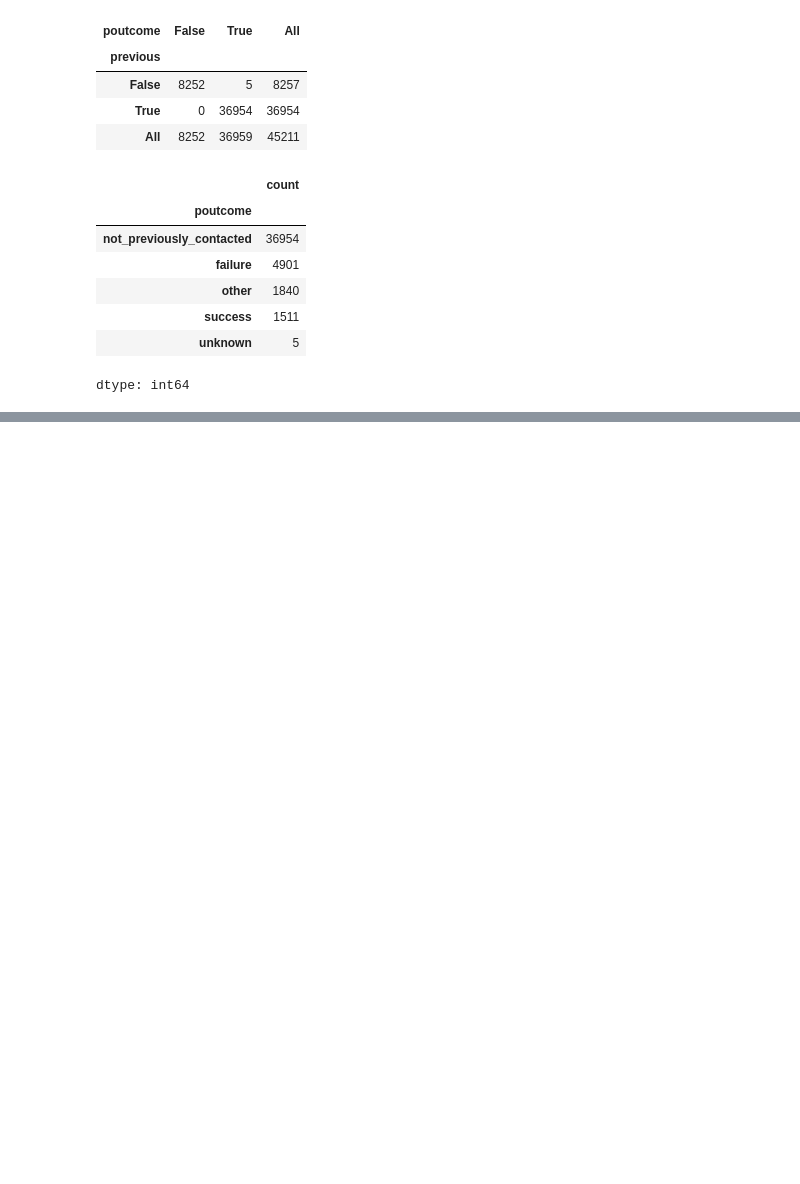
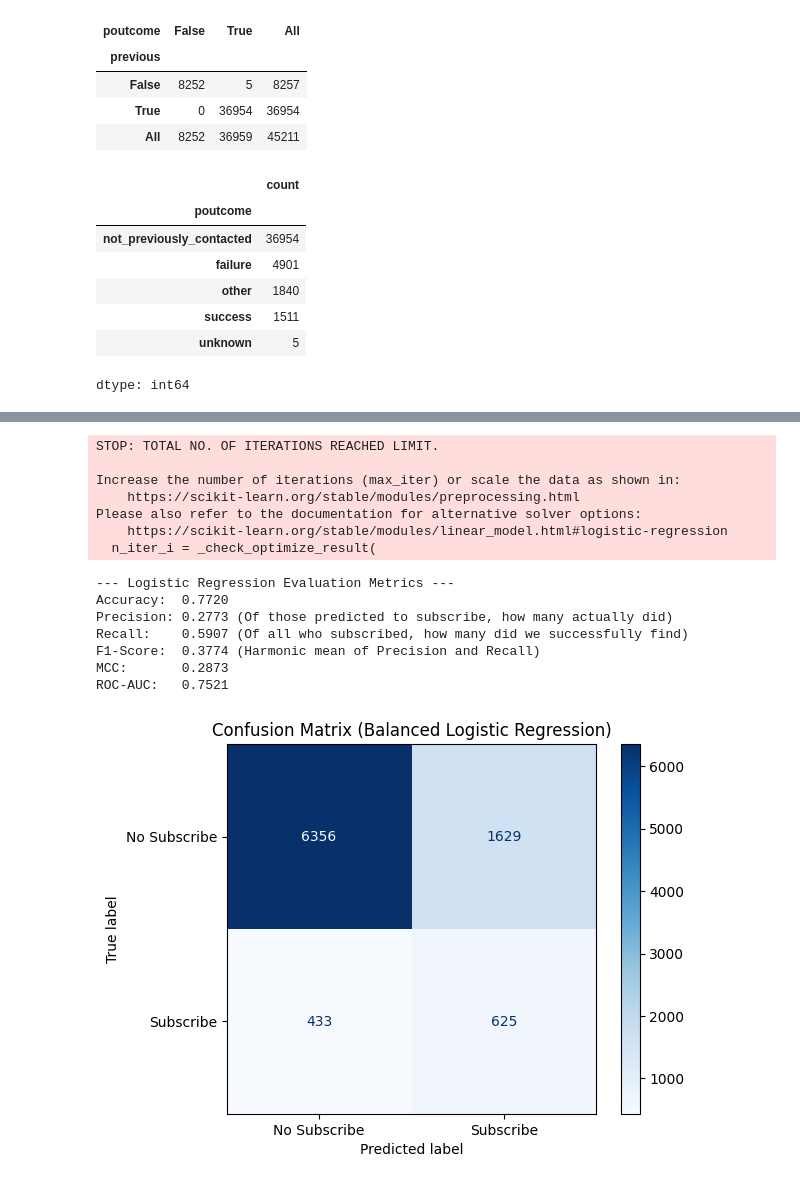
Before and after one commit to guansong8/BA305-Straight-A-Students, a Jupyter notebook: Logistic_Regression.ipynb, the cells around one changed output, grey strips where cells are left out. Saved outputs shown, nothing was run; the diff lists cells and outputs as text; code cells hidden in the pictures; blank space fills up the shorter version.

```diff
--- a/Logistic_Regression.ipynb
+++ b/Logistic_Regression.ipynb
@@ -204,0 +425,19 @@ success   35.274653  64.725347
+# %%
+# Separate the features (X) and the target variable (y)
+X_clean = clean_bankdf.drop(columns=['y'])
+y_clean = clean_bankdf['y']
+
+# Split the dataset into training (80%) and testing (20%) sets
+X_train, X_test, y_train, y_test = train_test_split(
+    X_clean,
+    y_clean,
+    test_size=0.2,
+    random_state=42,
+    stratify=y_clean # Maintains the proportion of target classes
+)
+
+# Output the shapes of the resulting splits
+print(f"Training set features shape: {X_train.shape}")
+print(f"Testing set features shape: {X_test.shape}")
+print(f"Training target class ratio:\n{y_train.value_counts(normalize=True)}")
+print(f"\nTesting target class ratio:\n{y_test.value_counts(normalize=True)}")
@@ -204,0 +458,50 @@ success   35.274653  64.725347
+# %%
+# Initialize Logistic Regression with balanced class weights to handle class imbalance
+log_reg = LogisticRegression(class_weight='balanced', max_iter=1000, random_state=42)
+
+# Fit the model on the training data
+log_reg.fit(X_train, y_train)
+
+# Make predictions on the testing data
+y_pred = log_reg.predict(X_test)
+y_pred_proba = log_reg.predict_proba(X_test)[:, 1]
+
+# Calculate evaluation metrics
+accuracy = accuracy_score(y_test, y_pred)
+precision = precision_score(y_test, y_pred)
+recall = recall_score(y_test, y_pred)
+f1 = f1_score(y_test, y_pred)
+mcc = matthews_corrcoef(y_test, y_pred)
+roc_auc = roc_auc_score(y_test, y_pred_proba)
+
+# Display the results
+print("--- Logistic Regression Evaluation Metrics ---")
+print(f"Accuracy:  {accuracy:.4f}")
+print(f"Precision: {precision:.4f} (Of those predicted to subscribe, how many actually did)")
+print(f"Recall:    {recall:.4f} (Of all who subscribed, how many did we successfully find)")
+print(f"F1-Score:  {f1:.4f} (Harmonic mean of Precision and Recall)")
+print(f"MCC:       {mcc:.4f}")
+print(f"ROC-AUC:   {roc_auc:.4f}")
+
+# Display the Confusion Matrix
+cm = confusion_matrix(y_test, y_pred)
+disp = ConfusionMatrixDisplay(confusion_matrix=cm, display_labels=['No Subscribe', 'Subscribe'])
+disp.plot(cmap='Blues')
+plt.title("Confusion Matrix (Balanced Logistic Regression)")
+plt.show()
+# %% [output]
+STOP: TOTAL NO. OF ITERATIONS REACHED LIMIT.
+
+Increase the number of iterations (max_iter) or scale the data as shown in:
+    https://scikit-learn.org/stable/modules/preprocessing.html
+Please also refer to the documentation for alternative solver options:
+    https://scikit-learn.org/stable/modules/linear_model.html#logistic-regression
+  n_iter_i = _check_optimize_result(
+--- Logistic Regression Evaluation Metrics ---
+Accuracy:  0.7720
+Precision: 0.2773 (Of those predicted to subscribe, how many actually did)
+Recall:    0.5907 (Of all who subscribed, how many did we successfully find)
+F1-Score:  0.3774 (Harmonic mean of Precision and Recall)
+MCC:       0.2873
+ROC-AUC:   0.7521
+[figure, added]
```
Also changed, not shown: parts of 42 cells of this notebook.
